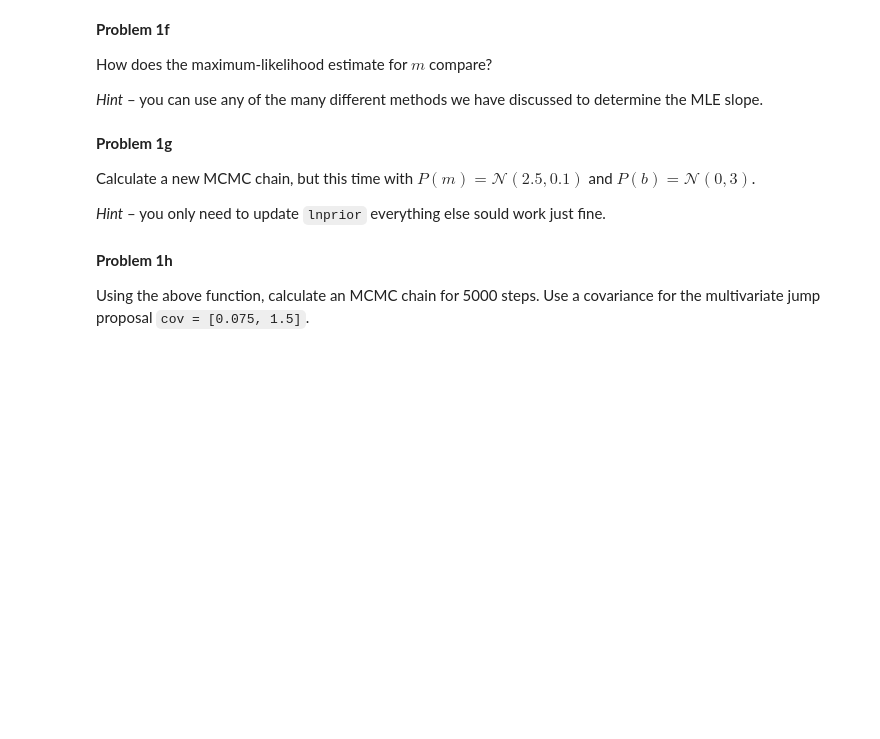
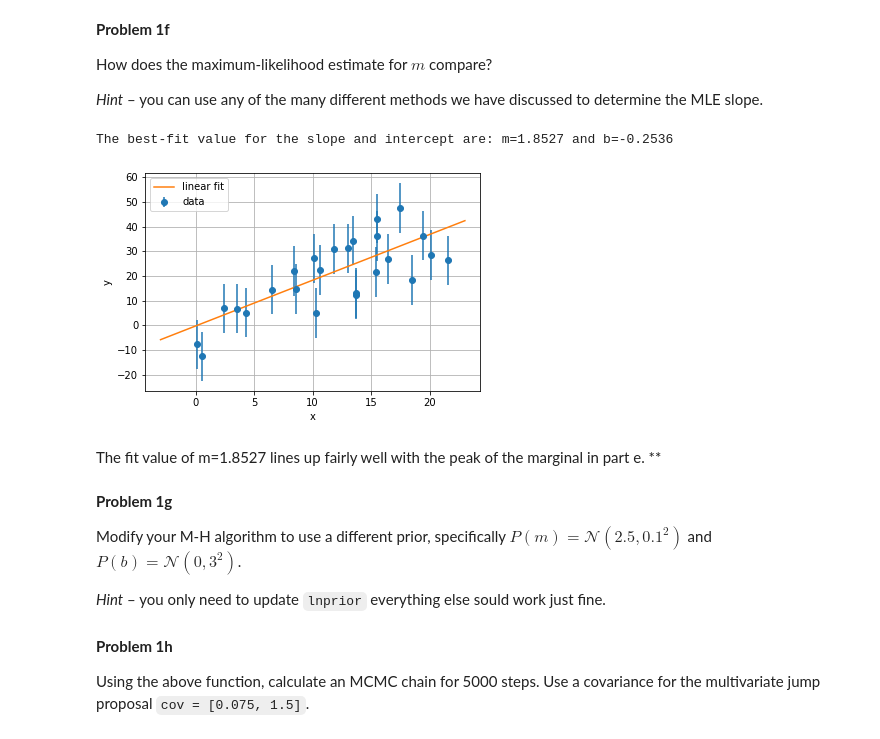
Before and after one commit to jharry99/Data-Analysis-Phys-441, a Jupyter notebook: ProblemSet7.ipynb, the cells around one changed output. Saved outputs shown, nothing was run; the diff lists cells and outputs as text; code cells hidden in the pictures; blank space fills up the shorter version.

```diff
--- a/ProblemSet7.ipynb
+++ b/ProblemSet7.ipynb
@@ -103,11 +174,38 @@ How does the maximum-likelihood estimate for $m$ compare?
 
 *Hint* – you can use any of the many different methods we have discussed to determine the MLE slope.
 # %%
-# complete
+num_pts = len(x)
+A = np.full((num_pts,2),1)
+for i in range(num_pts):
+    A[i][1] = x[i]
+
+V = np.diag(np.power(y_unc, 2))
+
+AT_Vinv_A = np.matmul(np.transpose(A), np.matmul(np.linalg.inv(V), A))
+AT_Vinv_Y = np.matmul(np.transpose(A), np.matmul(np.linalg.inv(V), y))
+parameters = np.matmul(np.linalg.inv(AT_Vinv_A), AT_Vinv_Y)
+
+xrange = np.linspace(-3, 23, num=10000)
+yfit = parameters[1]*xrange+parameters[0]
+
+fig, ax = plt.subplots()
+ax.errorbar(x, y, yerr=y_unc, linestyle='', fmt='o', label='data');
+ax.plot(xrange, yfit, label='linear fit');
+ax.legend();
+plt.xlabel('x');
+plt.ylabel('y');
+plt.grid();
+
+print("The best-fit value for the slope and intercept are: m={0:.4f} and b={1:.4f}".format(parameters[1], parameters[0]))
+# %% [output]
+The best-fit value for the slope and intercept are: m=1.8527 and b=-0.2536
+[figure, added]
+# %% [markdown]
+The fit value of m=1.8527 lines up fairly well with the peak of the marginal in part e. **
 # %% [markdown]
 **Problem 1g**
 
-Calculate a new MCMC chain, but this time with $P(m) = \mathcal{N}(2.5,0.1)$ and $P(b) = \mathcal{N}(0,3)$.
+Modify your M-H algorithm to use a different prior, specifically $P(m) = \mathcal{N}(2.5,0.1^2)$ and $P(b) = \mathcal{N}(0,3^2)$.
 
 *Hint* – you only need to update `lnprior` everything else sould work just fine.
 # %%
```
Also changed, not shown: parts of 31 cells of this notebook.
